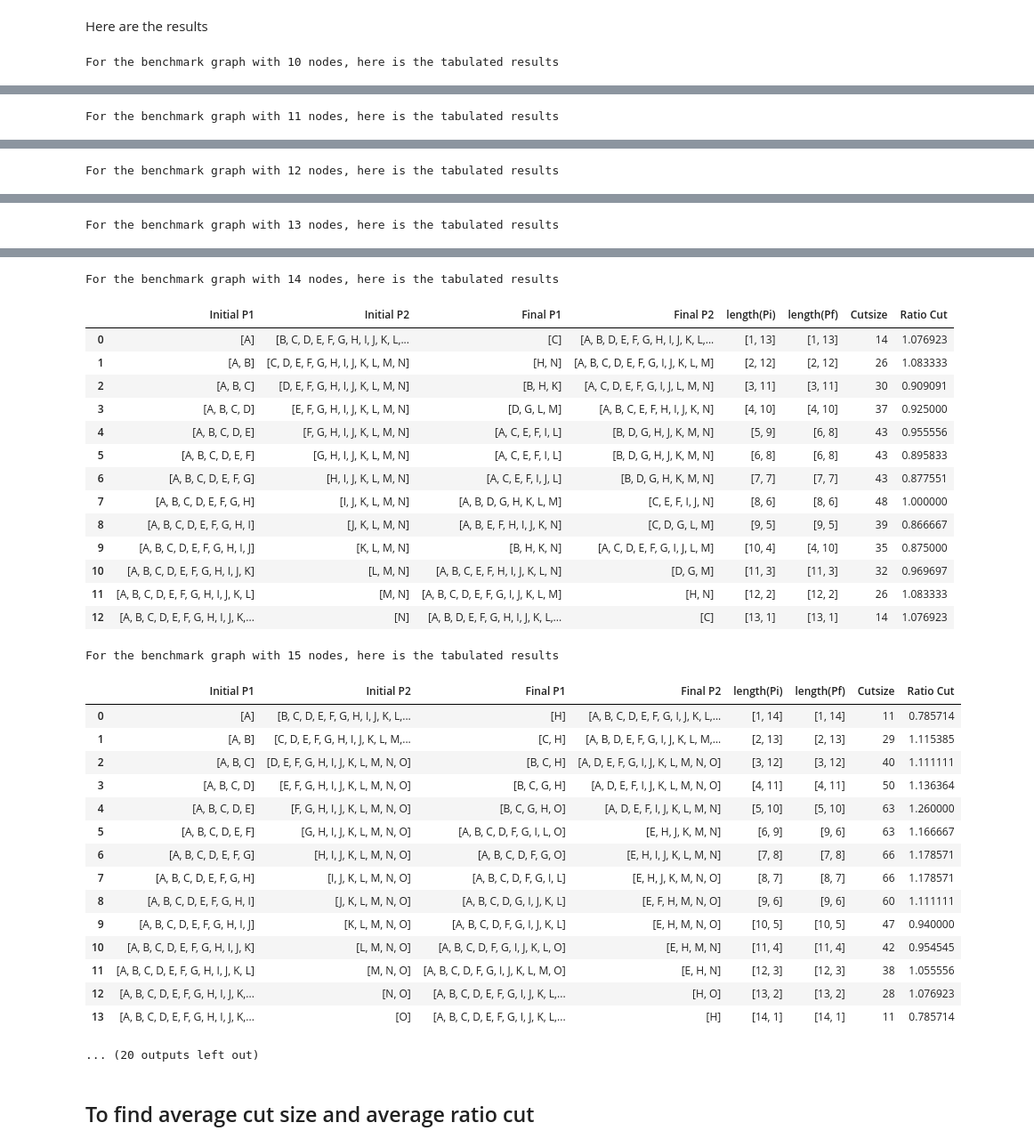
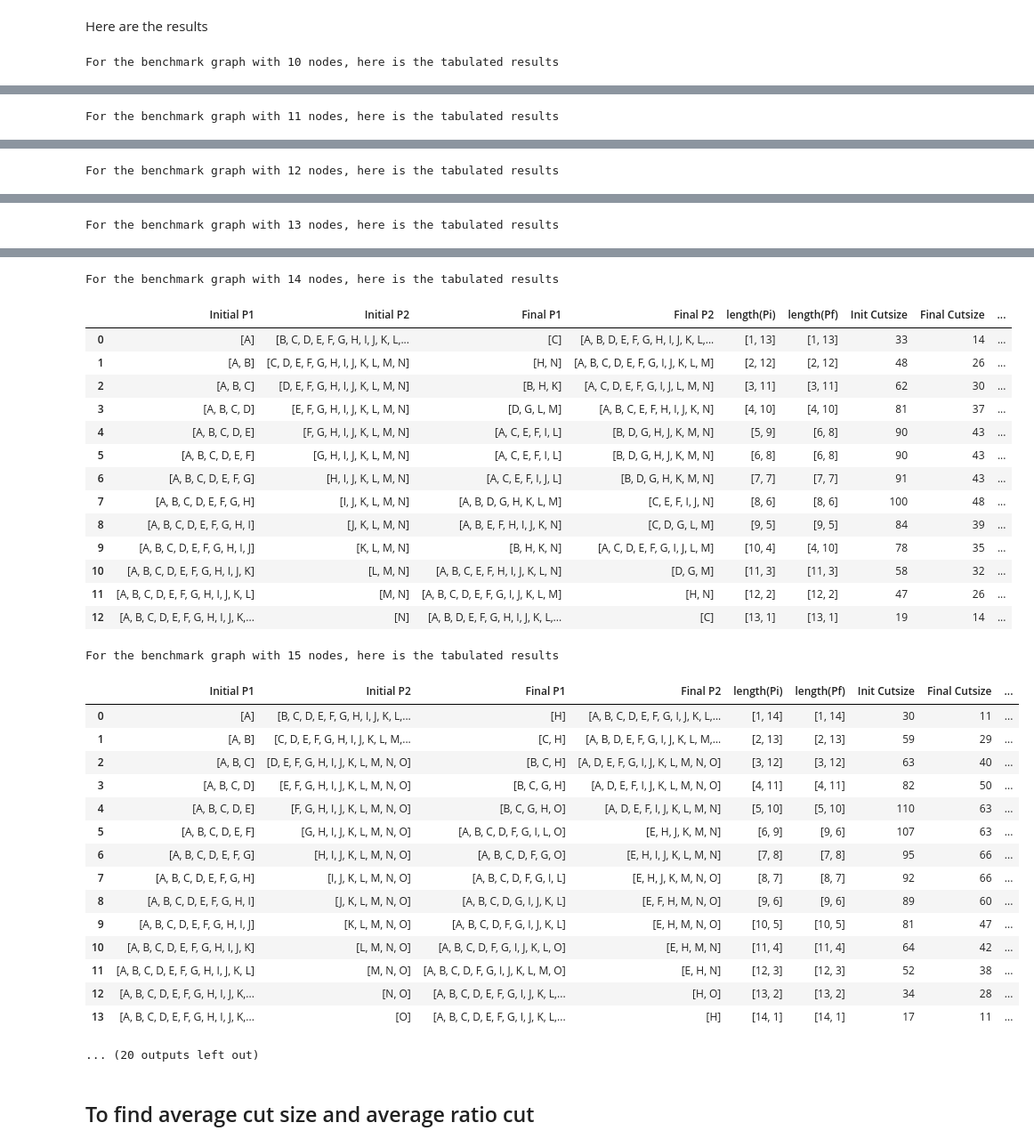
Before and after one commit to rohankalbag/vlsi-circuit-partitioning-algorithms, a Jupyter notebook: kerninghan_lin.ipynb, the cells around one changed output, grey strips where cells are left out. Shown at 89% size. Saved outputs shown, nothing was run; the diff lists cells and outputs as text; code cells hidden in the pictures.

```diff
--- a/kerninghan_lin.ipynb
+++ b/kerninghan_lin.ipynb
@@ -336,13 +338,15 @@ The new cut size (partitioning cost) is 29
 ### To find the tabulate most optimized partition for all of the possible configurations of partition sizes
 # %%
 def kerninghan_lin_overall(g, show=True):
-    partitions = {"Initial P1":[], "Initial P2":[], "Final P1":[], "Final P2":[], "length(Pi)":[], "length(Pf)":[], "Cutsize" : [], "Ratio Cut" : []}
+    partitions = {"Initial P1":[], "Initial P2":[], "Final P1":[], "Final P2":[], "length(Pi)":[], "length(Pf)":[], "Init Cutsize":[], "Final Cutsize" : [], "Ratio Cut" : []}
     num_nodes = len(g.nodes())
     for i in range(1,num_nodes):
         graph = convert_to_our_graph(g, init_partition_generator(i,num_nodes-i))
 
         ip1 = [k for k in graph.nodes if graph.node_affiliation[k] == 'P1']
         ip2 = [k for k in graph.nodes if k not in ip1]
+
+        partitions["Init Cutsize"].append(graph.get_cost())
 
         swaps, m, addednodes = kerninghan_lin_generic(graph, show=show)
         k = 0
@@ -359,7 +363,7 @@ def kerninghan_lin_overall(g, show=True):
 
         partitions['Initial P1'].append(ip1)
         partitions['Initial P2'].append(ip2)
-        partitions["Cutsize"].append(graph.get_cost())
+        partitions["Final Cutsize"].append(graph.get_cost())
         partitions["Ratio Cut"].append(graph.get_cost()/(i*(num_nodes-i)))
         partitions["Final P1"].append(p1)
         partitions["Final P2"].append(p2)
@@ -412,7 +416,7 @@ cutsizes = []
 for i in results.keys():
     print(f"For the benchmark graph with {i} nodes, here is the tabulated results")
     ratio_cuts += list(results[i]['Ratio Cut'])
-    cutsizes += list(results[i]['Cutsize'])
+    cutsizes += list(results[i]['Final Cutsize'])
     display(results[i])
 # %% [output]
 For the benchmark graph with 10 nodes, here is the tabulated results
@@ -468,34 +472,34 @@ For the benchmark graph with 13 nodes, here is the tabulated results
 For the benchmark graph with 14 nodes, here is the tabulated results
-|  | Initial P1 | Initial P2 | Final P1 | Final P2 | length(Pi) | length(Pf) | Cutsize | Ratio Cut |
-| 0 | [A] | [B, C, D, E, F, G, H, I, J, K, L,... | [C] | [A, B, D, E, F, G, H, I, J, K, L,... | [1, 13] | [1, 13] | 14 | 1.076923 |
-| 1 | [A, B] | [C, D, E, F, G, H, I, J, K, L, M, N] | [H, N] | [A, B, C, D, E, F, G, I, J, K, L, M] | [2, 12] | [2, 12] | 26 | 1.083333 |
-| 2 | [A, B, C] | [D, E, F, G, H, I, J, K, L, M, N] | [B, H, K] | [A, C, D, E, F, G, I, J, L, M, N] | [3, 11] | [3, 11] | 30 | 0.909091 |
-| 3 | [A, B, C, D] | [E, F, G, H, I, J, K, L, M, N] | [D, G, L, M] | [A, B, C, E, F, H, I, J, K, N] | [4, 10] | [4, 10] | 37 | 0.925000 |
-| 4 | [A, B, C, D, E] | [F, G, H, I, J, K, L, M, N] | [A, C, E, F, I, L] | [B, D, G, H, J, K, M, N] | [5, 9] | [6, 8] | 43 | 0.955556 |
-| 5 | [A, B, C, D, E, F] | [G, H, I, J, K, L, M, N] | [A, C, E, F, I, L] | [B, D, G, H, J, K, M, N] | [6, 8] | [6, 8] | 43 | 0.895833 |
-| 6 | [A, B, C, D, E, F, G] | [H, I, J, K, L, M, N] | [A, C, E, F, I, J, L] | [B, D, G, H, K, M, N] | [7, 7] | [7, 7] | 43 | 0.877551 |
-| 7 | [A, B, C, D, E, F, G, H] | [I, J, K, L, M, N] | [A, B, D, G, H, K, L, M] | [C, E, F, I, J, N] | [8, 6] | [8, 6] | 48 | 1.000000 |
-| 8 | [A, B, C, D, E, F, G, H, I] | [J, K, L, M, N] | [A, B, E, F, H, I, J, K, N] | [C, D, G, L, M] | [9, 5] | [9, 5] | 39 | 0.866667 |
-| 9 | [A, B, C, D, E, F, G, H, I, J] | [K, L, M, N] | [B, H, K, N] | [A, C, D, E, F, G, I, J, L, M] | [10, 4] | [4, 10] | 35 | 0.875000 |
-| 10 | [A, B, C, D, E, F, G, H, I, J, K] | [L, M, N] | [A, B, C, E, F, H, I, J, K, L, N] | [D, G, M] | [11, 3] | [11, 3] | 32 | 0.969697 |
-| 11 | [A, B, C, D, E, F, G, H, I, J, K, L] | [M, N] | [A, B, C, D, E, F, G, I, J, K, L, M] | [H, N] | [12, 2] | [12, 2] | 26 | 1.083333 |
-| 12 | [A, B, C, D, E, F, G, H, I, J, K,... | [N] | [A, B, D, E, F, G, H, I, J, K, L,... | [C] | [13, 1] | [13, 1] | 14 | 1.076923 |
+|  | Initial P1 | Initial P2 | Final P1 | Final P2 | length(Pi) | length(Pf) | Init Cutsize | Final Cutsize | ... |
+| 0 | [A] | [B, C, D, E, F, G, H, I, J, K, L,... | [C] | [A, B, D, E, F, G, H, I, J, K, L,... | [1, 13] | [1, 13] | 33 | 14 | ... |
+| 1 | [A, B] | [C, D, E, F, G, H, I, J, K, L, M, N] | [H, N] | [A, B, C, D, E, F, G, I, J, K, L, M] | [2, 12] | [2, 12] | 48 | 26 | ... |
+| 2 | [A, B, C] | [D, E, F, G, H, I, J, K, L, M, N] | [B, H, K] | [A, C, D, E, F, G, I, J, L, M, N] | [3, 11] | [3, 11] | 62 | 30 | ... |
+| 3 | [A, B, C, D] | [E, F, G, H, I, J, K, L, M, N] | [D, G, L, M] | [A, B, C, E, F, H, I, J, K, N] | [4, 10] | [4, 10] | 81 | 37 | ... |
+| 4 | [A, B, C, D, E] | [F, G, H, I, J, K, L, M, N] | [A, C, E, F, I, L] | [B, D, G, H, J, K, M, N] | [5, 9] | [6, 8] | 90 | 43 | ... |
+| 5 | [A, B, C, D, E, F] | [G, H, I, J, K, L, M, N] | [A, C, E, F, I, L] | [B, D, G, H, J, K, M, N] | [6, 8] | [6, 8] | 90 | 43 | ... |
+| 6 | [A, B, C, D, E, F, G] | [H, I, J, K, L, M, N] | [A, C, E, F, I, J, L] | [B, D, G, H, K, M, N] | [7, 7] | [7, 7] | 91 | 43 | ... |
+| 7 | [A, B, C, D, E, F, G, H] | [I, J, K, L, M, N] | [A, B, D, G, H, K, L, M] | [C, E, F, I, J, N] | [8, 6] | [8, 6] | 100 | 48 | ... |
+| 8 | [A, B, C, D, E, F, G, H, I] | [J, K, L, M, N] | [A, B, E, F, H, I, J, K, N] | [C, D, G, L, M] | [9, 5] | [9, 5] | 84 | 39 | ... |
+| 9 | [A, B, C, D, E, F, G, H, I, J] | [K, L, M, N] | [B, H, K, N] | [A, C, D, E, F, G, I, J, L, M] | [10, 4] | [4, 10] | 78 | 35 | ... |
+| 10 | [A, B, C, D, E, F, G, H, I, J, K] | [L, M, N] | [A, B, C, E, F, H, I, J, K, L, N] | [D, G, M] | [11, 3] | [11, 3] | 58 | 32 | ... |
+| 11 | [A, B, C, D, E, F, G, H, I, J, K, L] | [M, N] | [A, B, C, D, E, F, G, I, J, K, L, M] | [H, N] | [12, 2] | [12, 2] | 47 | 26 | ... |
+| 12 | [A, B, C, D, E, F, G, H, I, J, K,... | [N] | [A, B, D, E, F, G, H, I, J, K, L,... | [C] | [13, 1] | [13, 1] | 19 | 14 | ... |
 For the benchmark graph with 15 nodes, here is the tabulated results
-|  | Initial P1 | Initial P2 | Final P1 | Final P2 | length(Pi) | length(Pf) | Cutsize | Ratio Cut |
-| 0 | [A] | [B, C, D, E, F, G, H, I, J, K, L,... | [H] | [A, B, C, D, E, F, G, I, J, K, L,... | [1, 14] | [1, 14] | 11 | 0.785714 |
-| 1 | [A, B] | [C, D, E, F, G, H, I, J, K, L, M,... | [C, H] | [A, B, D, E, F, G, I, J, K, L, M,... | [2, 13] | [2, 13] | 29 | 1.115385 |
-| 2 | [A, B, C] | [D, E, F, G, H, I, J, K, L, M, N, O] | [B, C, H] | [A, D, E, F, G, I, J, K, L, M, N, O] | [3, 12] | [3, 12] | 40 | 1.111111 |
-| 3 | [A, B, C, D] | [E, F, G, H, I, J, K, L, M, N, O] | [B, C, G, H] | [A, D, E, F, I, J, K, L, M, N, O] | [4, 11] | [4, 11] | 50 | 1.136364 |
-| 4 | [A, B, C, D, E] | [F, G, H, I, J, K, L, M, N, O] | [B, C, G, H, O] | [A, D, E, F, I, J, K, L, M, N] | [5, 10] | [5, 10] | 63 | 1.260000 |
-| 5 | [A, B, C, D, E, F] | [G, H, I, J, K, L, M, N, O] | [A, B, C, D, F, G, I, L, O] | [E, H, J, K, M, N] | [6, 9] | [9, 6] | 63 | 1.166667 |
-| 6 | [A, B, C, D, E, F, G] | [H, I, J, K, L, M, N, O] | [A, B, C, D, F, G, O] | [E, H, I, J, K, L, M, N] | [7, 8] | [7, 8] | 66 | 1.178571 |
-| 7 | [A, B, C, D, E, F, G, H] | [I, J, K, L, M, N, O] | [A, B, C, D, F, G, I, L] | [E, H, J, K, M, N, O] | [8, 7] | [8, 7] | 66 | 1.178571 |
-| 8 | [A, B, C, D, E, F, G, H, I] | [J, K, L, M, N, O] | [A, B, C, D, G, I, J, K, L] | [E, F, H, M, N, O] | [9, 6] | [9, 6] | 60 | 1.111111 |
-| 9 | [A, B, C, D, E, F, G, H, I, J] | [K, L, M, N, O] | [A, B, C, D, F, G, I, J, K, L] | [E, H, M, N, O] | [10, 5] | [10, 5] | 47 | 0.940000 |
-| 10 | [A, B, C, D, E, F, G, H, I, J, K] | [L, M, N, O] | [A, B, C, D, F, G, I, J, K, L, O] | [E, H, M, N] | [11, 4] | [11, 4] | 42 | 0.954545 |
-| 11 | [A, B, C, D, E, F, G, H, I, J, K, L] | [M, N, O] | [A, B, C, D, F, G, I, J, K, L, M, O] | [E, H, N] | [12, 3] | [12, 3] | 38 | 1.055556 |
-| 12 | [A, B, C, D, E, F, G, H, I, J, K,... | [N, O] | [A, B, C, D, E, F, G, I, J, K, L,... | [H, O] | [13, 2] | [13, 2] | 28 | 1.076923 |
-| 13 | [A, B, C, D, E, F, G, H, I, J, K,... | [O] | [A, B, C, D, E, F, G, I, J, K, L,... | [H] | [14, 1] | [14, 1] | 11 | 0.785714 |
+|  | Initial P1 | Initial P2 | Final P1 | Final P2 | length(Pi) | length(Pf) | Init Cutsize | Final Cutsize | ... |
+| 0 | [A] | [B, C, D, E, F, G, H, I, J, K, L,... | [H] | [A, B, C, D, E, F, G, I, J, K, L,... | [1, 14] | [1, 14] | 30 | 11 | ... |
+| 1 | [A, B] | [C, D, E, F, G, H, I, J, K, L, M,... | [C, H] | [A, B, D, E, F, G, I, J, K, L, M,... | [2, 13] | [2, 13] | 59 | 29 | ... |
+| 2 | [A, B, C] | [D, E, F, G, H, I, J, K, L, M, N, O] | [B, C, H] | [A, D, E, F, G, I, J, K, L, M, N, O] | [3, 12] | [3, 12] | 63 | 40 | ... |
+| 3 | [A, B, C, D] | [E, F, G, H, I, J, K, L, M, N, O] | [B, C, G, H] | [A, D, E, F, I, J, K, L, M, N, O] | [4, 11] | [4, 11] | 82 | 50 | ... |
+| 4 | [A, B, C, D, E] | [F, G, H, I, J, K, L, M, N, O] | [B, C, G, H, O] | [A, D, E, F, I, J, K, L, M, N] | [5, 10] | [5, 10] | 110 | 63 | ... |
+| 5 | [A, B, C, D, E, F] | [G, H, I, J, K, L, M, N, O] | [A, B, C, D, F, G, I, L, O] | [E, H, J, K, M, N] | [6, 9] | [9, 6] | 107 | 63 | ... |
+| 6 | [A, B, C, D, E, F, G] | [H, I, J, K, L, M, N, O] | [A, B, C, D, F, G, O] | [E, H, I, J, K, L, M, N] | [7, 8] | [7, 8] | 95 | 66 | ... |
+| 7 | [A, B, C, D, E, F, G, H] | [I, J, K, L, M, N, O] | [A, B, C, D, F, G, I, L] | [E, H, J, K, M, N, O] | [8, 7] | [8, 7] | 92 | 66 | ... |
+| 8 | [A, B, C, D, E, F, G, H, I] | [J, K, L, M, N, O] | [A, B, C, D, G, I, J, K, L] | [E, F, H, M, N, O] | [9, 6] | [9, 6] | 89 | 60 | ... |
+| 9 | [A, B, C, D, E, F, G, H, I, J] | [K, L, M, N, O] | [A, B, C, D, F, G, I, J, K, L] | [E, H, M, N, O] | [10, 5] | [10, 5] | 81 | 47 | ... |
+| 10 | [A, B, C, D, E, F, G, H, I, J, K] | [L, M, N, O] | [A, B, C, D, F, G, I, J, K, L, O] | [E, H, M, N] | [11, 4] | [11, 4] | 64 | 42 | ... |
+| 11 | [A, B, C, D, E, F, G, H, I, J, K, L] | [M, N, O] | [A, B, C, D, F, G, I, J, K, L, M, O] | [E, H, N] | [12, 3] | [12, 3] | 52 | 38 | ... |
+| 12 | [A, B, C, D, E, F, G, H, I, J, K,... | [N, O] | [A, B, C, D, E, F, G, I, J, K, L,... | [H, O] | [13, 2] | [13, 2] | 34 | 28 | ... |
+| 13 | [A, B, C, D, E, F, G, H, I, J, K,... | [O] | [A, B, C, D, E, F, G, I, J, K, L,... | [H] | [14, 1] | [14, 1] | 17 | 11 | ... |
 ... (20 outputs left out)
 # %% [markdown]
 ## To find average cut size and average ratio cut
```
Also changed, not shown: parts of 6 cells of this notebook.
